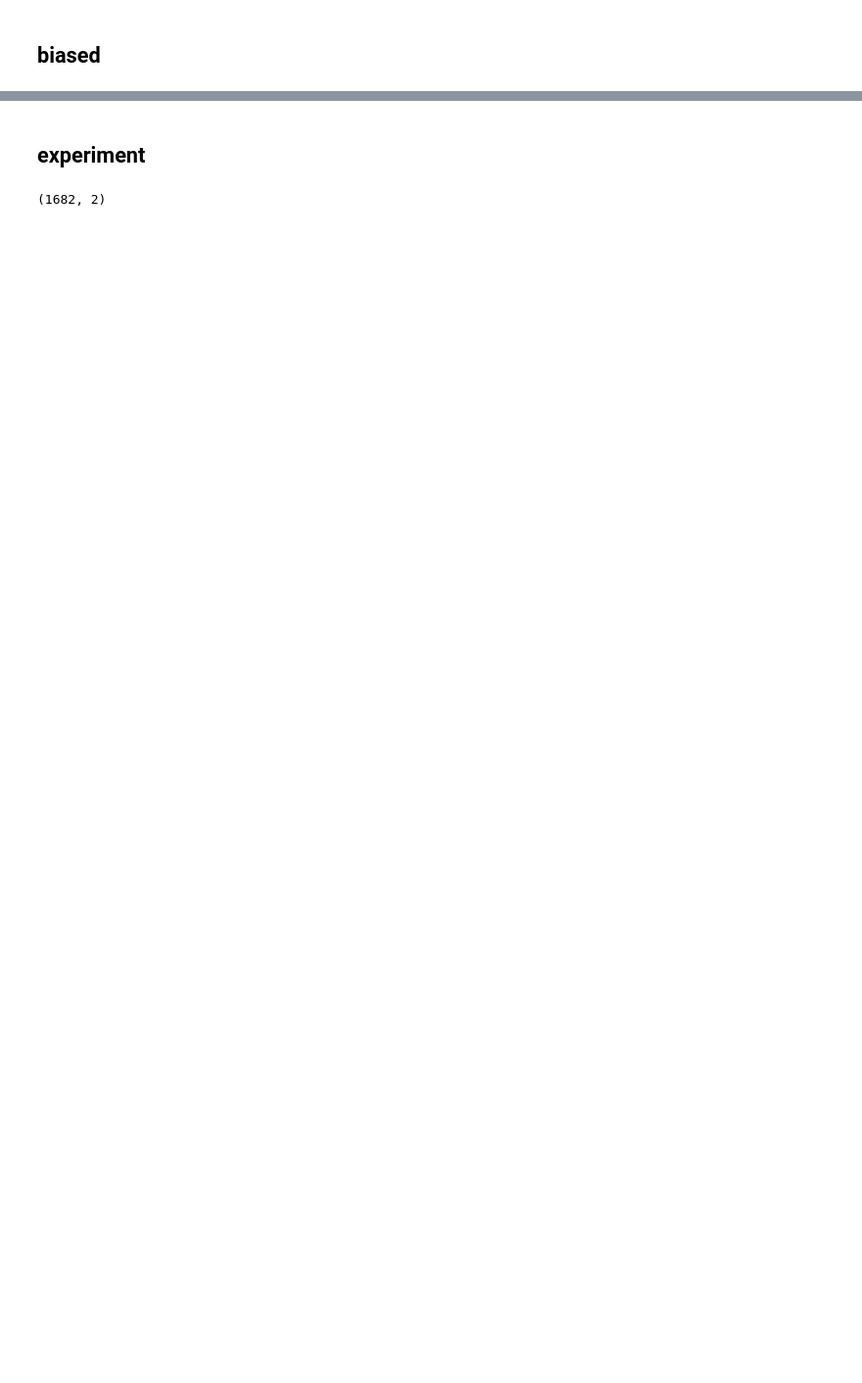
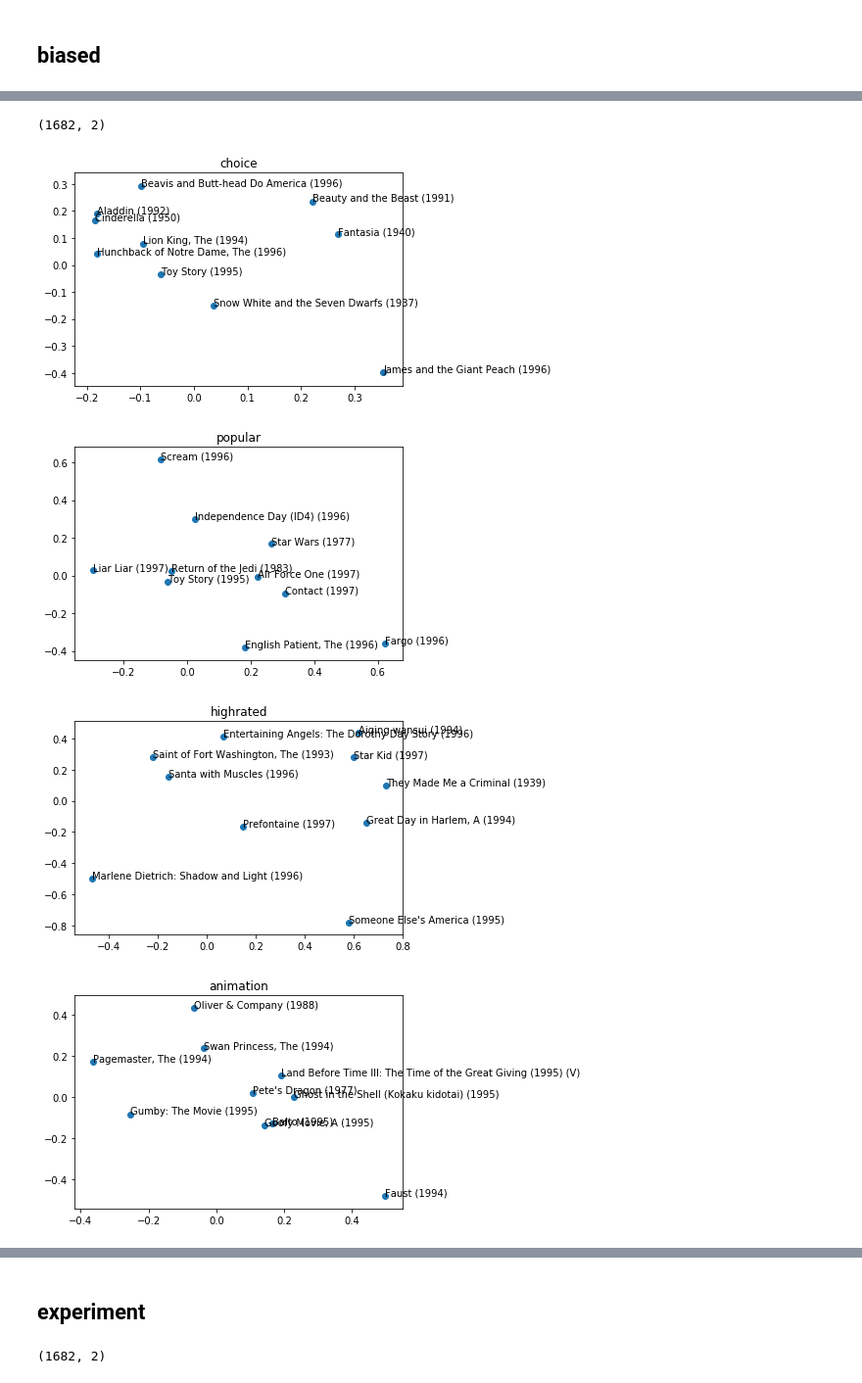
Before and after one commit to kyle-weng/MovieLens-Visualization, a Jupyter notebook: svd.ipynb, the cells around one changed output, grey strips where cells are left out. Shown at 98% size. Drawn from its saved outputs; the diff is of its cells as text; code cells hidden in the pictures; blank space fills up the shorter version.

```diff
--- a/svd.ipynb
+++ b/svd.ipynb
@@ -234,3 +250,11 @@ svd_b = sklearn.decomposition.TruncatedSVD()
 svd_b.fit(biased[1])
 Upb = svd_b.transform(unbiased[0])
 Vpb = svd_b.transform(unbiased[1])
+# %%
+plotproj(Vpb, dMovies, choices, "plots/b_")
+# %% [output]
+(1682, 2)
+[figure, added]
+[figure, added]
+[figure, added]
+[figure, added]
```
Also changed, not shown: parts of 8 cells of this notebook.
